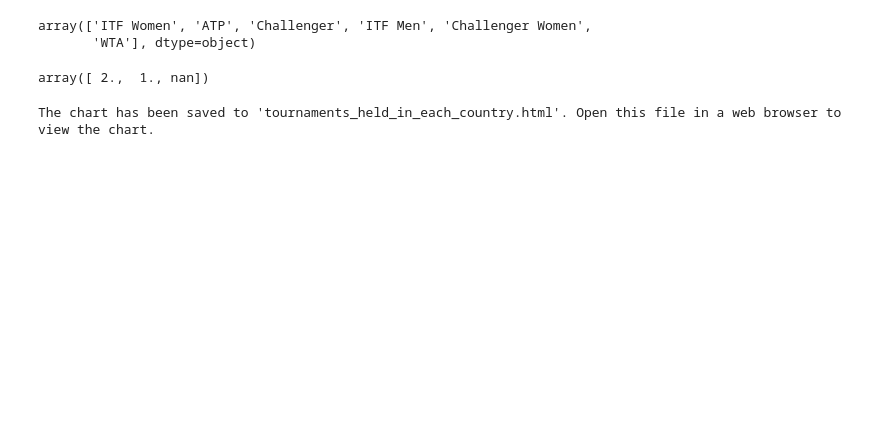
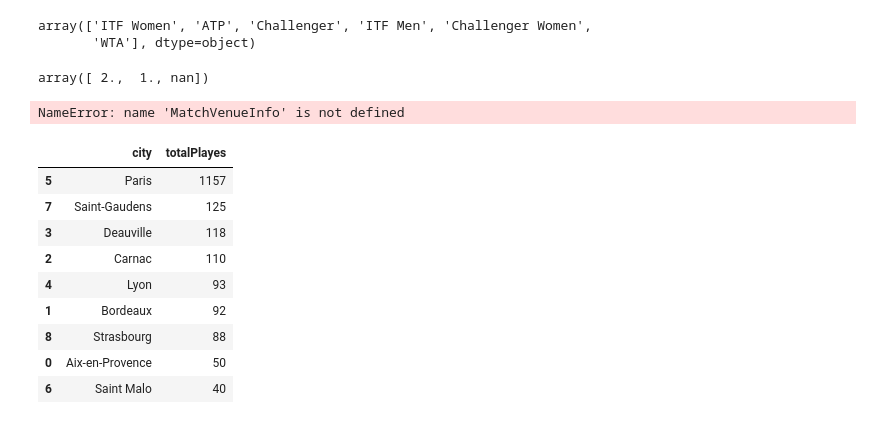
Before and after one commit to SobhanSalarian/TennisGame_Repository, a Jupyter notebook: notebooks/Untitled.ipynb, the cells around one changed output. Drawn from its saved outputs; the diff is of its cells as text; code cells hidden in the pictures; blank space fills up the shorter version.

```diff
--- a/notebooks/Untitled.ipynb
+++ b/notebooks/Untitled.ipynb
@@ -469,15 +452,8 @@ tournament_counts = Countries_with_Tournaments.groupby(['country', 'tournament_c
 tournament_counts_long = tournament_counts.melt(id_vars=['country'], var_name='Tournament Name', value_name='Number of Tournaments')
 
 # Create the stacked bar plot using Plotly
-fig = px.bar(
-    tournament_counts_long,
-    x='country',
-    y='Number of Tournaments',
-    color='Tournament Name',
-    title='Tournaments Held in Each Country',
-    labels={'Number of Tournaments': 'Number of Tournaments', 'country': 'Country'},
-    height=500,
-    width=800
+fig = px.bar( tournament_counts_long, x='country', y='Number of Tournaments', color='Tournament Name',title='Tournaments Held in Each Country',
+    labels={'Number of Tournaments': 'Number of Tournaments', 'country': 'Country'}, height=500, width=800
 )
 
 # Customize the layout for a more modern look
@@ -508,4 +484,30 @@ fig.write_html("tournaments_held_in_each_country.html")
 # Output message to inform the user
 print("The chart has been saved to 'tournaments_held_in_each_country.html'. Open this file in a web browser to view the chart.")
 # %% [output]
-The chart has been saved to 'tournaments_held_in_each_country.html'. Open this file in a web browser to view the chart.
+NameError: name 'MatchVenueInfo' is not defined
+# %%
+""" finding the most popular country """
+Countries_with_Tournaments = pd.merge( MatchVenueInfo[['match_id' , 'country']] , MatchTournamentInfo[['match_id','tournament_category_name']] ,  on='match_id')
+Countries_with_Tournaments.columns
+tournament_counts = Countries_with_Tournaments.groupby(['country', 'tournament_category_name']).size().unstack(fill_value=0)
+totalMatches = tournament_counts.groupby('country').sum().sum(axis=1).sort_values(ascending=False)
+most_popular_country = totalMatches.idxmax()
+most_popular_country
+
+"""now calculating the mathces in each of the cities of the popular country """
+popular_matches = MatchVenueInfo[MatchVenueInfo['country'] == most_popular_country]
+grouped_cities =(popular_matches.groupby('city' ,as_index= False)
+                 .agg(totalPlayes = ('match_id','count'))
+                 .sort_values('totalPlayes', ascending=False))
+grouped_cities
+# %% [output]
+|  | city | totalPlayes |
+| 5 | Paris | 1157 |
+| 7 | Saint-Gaudens | 125 |
+| 3 | Deauville | 118 |
+| 2 | Carnac | 110 |
+| 4 | Lyon | 93 |
+| 1 | Bordeaux | 92 |
+| 8 | Strasbourg | 88 |
+| 0 | Aix-en-Provence | 50 |
+| 6 | Saint Malo | 40 |
```
Also changed, not shown: parts of 2 cells of this notebook, 6 other files.
